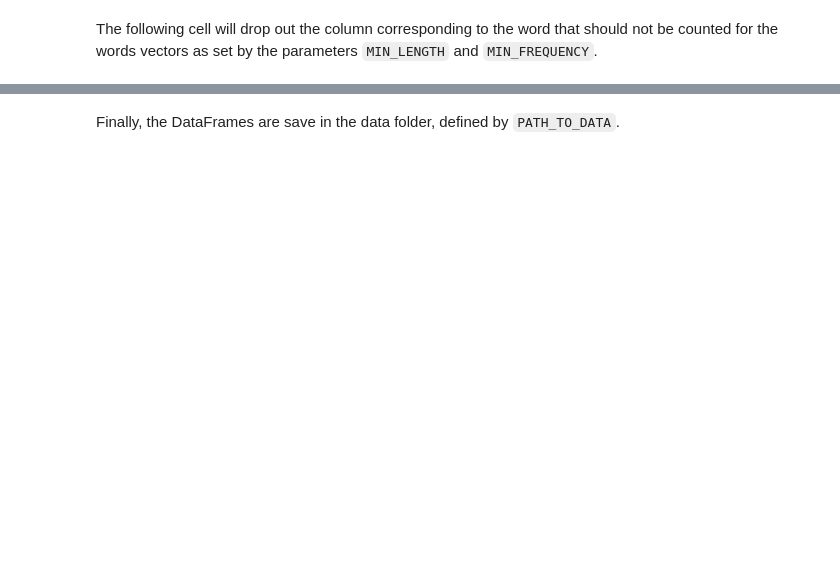
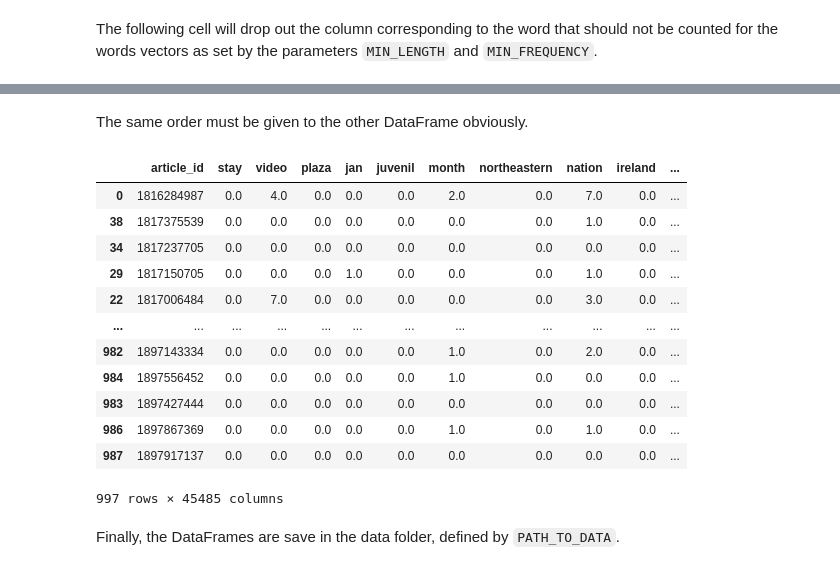
Before and after one commit to relogu/cn_project, a Jupyter notebook: notebooks/articles_search.ipynb, the cells around one changed output, grey strips where cells are left out. Saved outputs shown, nothing was run; the diff lists cells and outputs as text; code cells hidden in the pictures; blank space fills up the shorter version.

```diff
--- a/notebooks/articles_search.ipynb
+++ b/notebooks/articles_search.ipynb
@@ -145,13 +209,11 @@ def process_info(article_id):
     story = r.json()[0]
     return pd.DataFrame(
             [{
-                'id': article_id,
+                'article_id': article_id,
                 'timestamp': str(story['publish_date'])[:10],
                 'source': story['media_id'],
             }]
         )
 articles_info = Parallel(n_jobs=N_THREADS)(delayed(process_info)(i) for i in article_id_iterator)
-info_df = pd.concat(articles_info, axis=0).reset_index().drop('index', 1)
-del articles_info
-info_df
+articles_info
 # %% [output]
@@ -161,0 +237,6 @@ info_df
+# %%
+info_df = pd.concat(articles_info, axis=0).reset_index().drop('index', 1)
+info_df['timestamp'] = pd.to_datetime(info_df.timestamp)
+info_df = info_df.sort_values(by='timestamp')
+#del articles_info
+info_df
@@ -162,3 +257,22 @@ info_df
+# %% [markdown]
+The same order must be given to the other DataFrame obviously.
+# %%
+words_df = words_df.reindex(info_df.index.tolist())
+words_df
+# %% [output]
+|  | article_id | stay | video | plaza | jan | juvenil | month | northeastern | nation | ireland | ... |
+| 0 | 1816284987 | 0.0 | 4.0 | 0.0 | 0.0 | 0.0 | 2.0 | 0.0 | 7.0 | 0.0 | ... |
+| 38 | 1817375539 | 0.0 | 0.0 | 0.0 | 0.0 | 0.0 | 0.0 | 0.0 | 1.0 | 0.0 | ... |
+| 34 | 1817237705 | 0.0 | 0.0 | 0.0 | 0.0 | 0.0 | 0.0 | 0.0 | 0.0 | 0.0 | ... |
+| 29 | 1817150705 | 0.0 | 0.0 | 0.0 | 1.0 | 0.0 | 0.0 | 0.0 | 1.0 | 0.0 | ... |
+| 22 | 1817006484 | 0.0 | 7.0 | 0.0 | 0.0 | 0.0 | 0.0 | 0.0 | 3.0 | 0.0 | ... |
+| ... | ... | ... | ... | ... | ... | ... | ... | ... | ... | ... | ... |
+| 982 | 1897143334 | 0.0 | 0.0 | 0.0 | 0.0 | 0.0 | 1.0 | 0.0 | 2.0 | 0.0 | ... |
+| 984 | 1897556452 | 0.0 | 0.0 | 0.0 | 0.0 | 0.0 | 1.0 | 0.0 | 0.0 | 0.0 | ... |
+| 983 | 1897427444 | 0.0 | 0.0 | 0.0 | 0.0 | 0.0 | 0.0 | 0.0 | 0.0 | 0.0 | ... |
+| 986 | 1897867369 | 0.0 | 0.0 | 0.0 | 0.0 | 0.0 | 1.0 | 0.0 | 1.0 | 0.0 | ... |
+| 987 | 1897917137 | 0.0 | 0.0 | 0.0 | 0.0 | 0.0 | 0.0 | 0.0 | 0.0 | 0.0 | ... |
+997 rows × 45485 columns
 # %% [markdown]
 Finally, the DataFrames are save in the data folder, defined by `PATH_TO_DATA`.
 # %%
```
Also changed, not shown: parts of 9 cells of this notebook.
